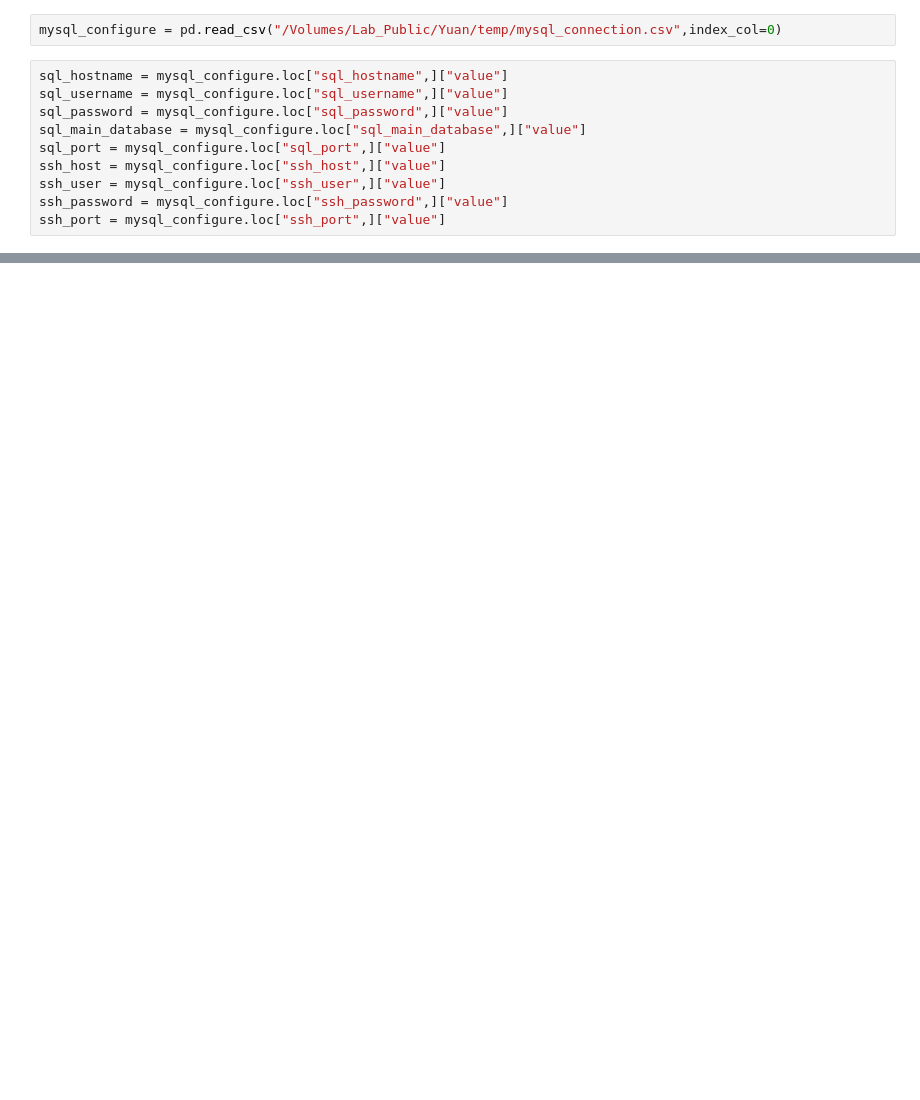
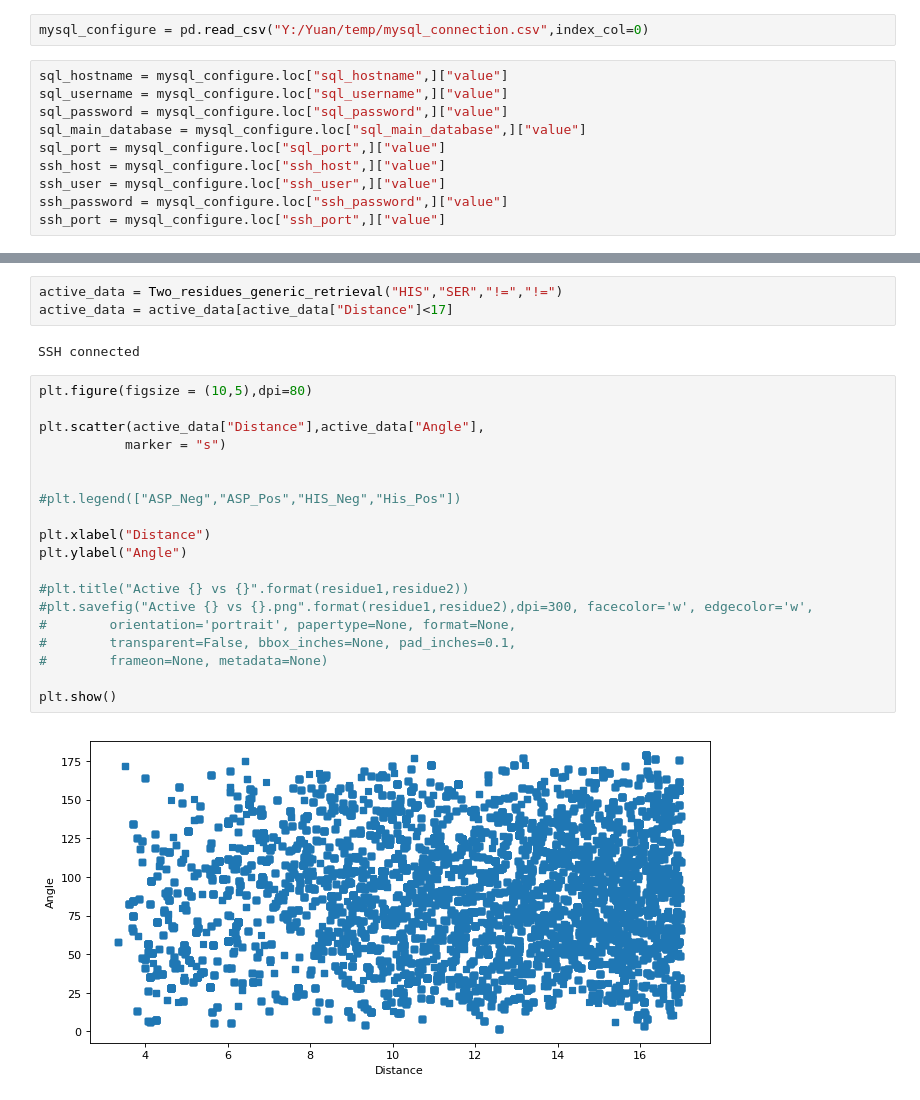
Before and after one commit to lyjspx/Naive, a Jupyter notebook: Protein_motif_analysis/Plotting_from_MySQL.ipynb, the cells around one changed output, grey strips where cells are left out. Drawn from its saved outputs; the diff is of its cells as text; blank space fills up the shorter version.

Commit message:
plotting

```diff
--- a/Protein_motif_analysis/Plotting_from_MySQL.ipynb
+++ b/Protein_motif_analysis/Plotting_from_MySQL.ipynb
@@ -7,5 +8,5 @@ from sshtunnel import SSHTunnelForwarder
 # %%
-mysql_configure = pd.read_csv("/Volumes/Lab_Public/Yuan/temp/mysql_connection.csv",index_col=0)
+mysql_configure = pd.read_csv("Y:/Yuan/temp/mysql_connection.csv",index_col=0)
 # %%
 sql_hostname = mysql_configure.loc["sql_hostname",]["value"]
 sql_username = mysql_configure.loc["sql_username",]["value"]
@@ -52,0 +240,26 @@ data.shape
+# %%
+active_data = Two_residues_generic_retrieval("HIS","SER","!=","!=")
+active_data = active_data[active_data["Distance"]<17]
+# %% [output]
+SSH connected
+# %%
+plt.figure(figsize = (10,5),dpi=80)
+
+plt.scatter(active_data["Distance"],active_data["Angle"],
+           marker = "s")
+
+
+#plt.legend(["ASP_Neg","ASP_Pos","HIS_Neg","His_Pos"])
+
+plt.xlabel("Distance")
+plt.ylabel("Angle")
+
+#plt.title("Active {} vs {}".format(residue1,residue2))
+#plt.savefig("Active {} vs {}.png".format(residue1,residue2),dpi=300, facecolor='w', edgecolor='w',
+#        orientation='portrait', papertype=None, format=None,
+#        transparent=False, bbox_inches=None, pad_inches=0.1,
+#        frameon=None, metadata=None)
+
+plt.show()
+# %% [output]
+[figure, added]
```
Also changed, not shown: parts of 11 cells of this notebook.
